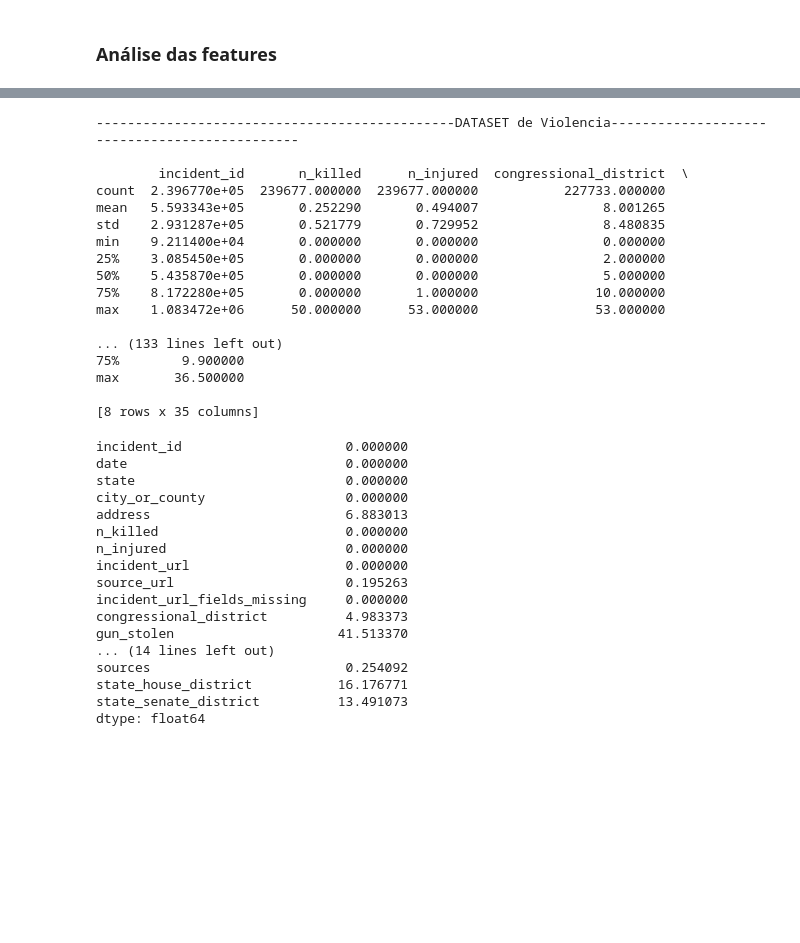
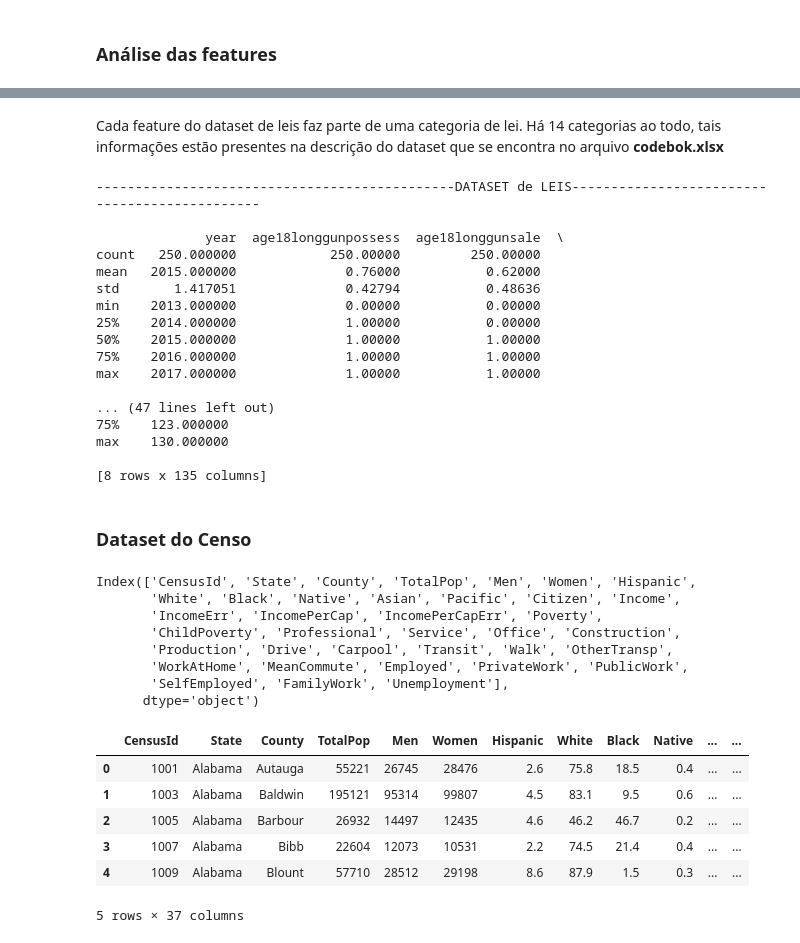
Before and after one commit to if1015-datascience-ufpe/2018-2-projeto-hadoop, a Jupyter notebook: proj.ipynb, the cells around one changed output, grey strips where cells are left out. Cells and saved outputs as stored; diff of their text form; code cells hidden in the pictures; blank space fills up the shorter version.

```diff
--- a/proj.ipynb
+++ b/proj.ipynb
@@ -22,0 +157,2 @@ censo_df = pd.read_csv('./data-sets/acs2015_county_data.csv')
+# %% [markdown]
+Cada feature do dataset de leis faz parte de uma categoria de lei. Há 14 categorias ao todo, tais informações estão presentes na descrição do dataset que se encontra no arquivo **codebok.xlsx**
@@ -23,49 +191,42 @@ censo_df = pd.read_csv('./data-sets/acs2015_county_data.csv')
 # %%
-print('----------------------------------------------DATASET de Violencia----------------------------------------------\n')
-print(violencia_df.describe())
 print('\n----------------------------------------------DATASET de LEIS----------------------------------------------\n')
 print(leis_df.describe())
-print('\n----------------------------------------------DATASET do Censo----------------------------------------------\n')
-print(censo_df.describe())
 # %% [output]
-----------------------------------------------DATASET de Violencia----------------------------------------------
+----------------------------------------------DATASET de LEIS----------------------------------------------
 
-        incident_id       n_killed      n_injured  congressional_district  \
-count  2.396770e+05  239677.000000  239677.000000           227733.000000
-mean   5.593343e+05       0.252290       0.494007                8.001265
-std    2.931287e+05       0.521779       0.729952                8.480835
-min    9.211400e+04       0.000000       0.000000                0.000000
-25%    3.085450e+05       0.000000       0.000000                2.000000
-50%    5.435870e+05       0.000000       0.000000                5.000000
-75%    8.172280e+05       0.000000       1.000000               10.000000
-max    1.083472e+06      50.000000      53.000000               53.000000
+              year  age18longgunpossess  age18longgunsale  \
+count   250.000000            250.00000         250.00000
+mean   2015.000000              0.76000           0.62000
+std       1.417051              0.42794           0.48636
+min    2013.000000              0.00000           0.00000
+25%    2014.000000              1.00000           0.00000
+50%    2015.000000              1.00000           1.00000
+75%    2016.000000              1.00000           1.00000
+max    2017.000000              1.00000           1.00000
 
-... (133 lines left out)
-75%        9.900000
-max       36.500000
+... (47 lines left out)
+75%    123.000000
+max    130.000000
 
-[8 rows x 35 columns]
+[8 rows x 135 columns]
-# %%
-# Porcentagem de valores nulos em cada label do data set de violencia
-x = violencia_df.isnull().sum()
-y = violencia_df.shape[0]
-result = x / y * 100
-print(result)
-# %% [output]
-incident_id                     0.000000
-date                            0.000000
-state                           0.000000
-city_or_county                  0.000000
-address                         6.883013
-n_killed                        0.000000
-n_injured                       0.000000
-incident_url                    0.000000
-source_url                      0.195263
-incident_url_fields_missing     0.000000
-congressional_district          4.983373
-gun_stolen                     41.513370
-... (14 lines left out)
-sources                         0.254092
-state_house_district           16.176771
-state_senate_district          13.491073
-dtype: float64
+# %% [markdown]
+### Dataset do Censo
+# %%
+print(censo_df.columns)
+censo_df.head()
+# %% [output]
+Index(['CensusId', 'State', 'County', 'TotalPop', 'Men', 'Women', 'Hispanic',
+       'White', 'Black', 'Native', 'Asian', 'Pacific', 'Citizen', 'Income',
+       'IncomeErr', 'IncomePerCap', 'IncomePerCapErr', 'Poverty',
+       'ChildPoverty', 'Professional', 'Service', 'Office', 'Construction',
+       'Production', 'Drive', 'Carpool', 'Transit', 'Walk', 'OtherTransp',
+       'WorkAtHome', 'MeanCommute', 'Employed', 'PrivateWork', 'PublicWork',
+       'SelfEmployed', 'FamilyWork', 'Unemployment'],
+      dtype='object')
+|  | CensusId | State | County | TotalPop | Men | Women | Hispanic | White | Black | Native | ... | ... |
+| 0 | 1001 | Alabama | Autauga | 55221 | 26745 | 28476 | 2.6 | 75.8 | 18.5 | 0.4 | ... | ... |
+| 1 | 1003 | Alabama | Baldwin | 195121 | 95314 | 99807 | 4.5 | 83.1 | 9.5 | 0.6 | ... | ... |
+| 2 | 1005 | Alabama | Barbour | 26932 | 14497 | 12435 | 4.6 | 46.2 | 46.7 | 0.2 | ... | ... |
+| 3 | 1007 | Alabama | Bibb | 22604 | 12073 | 10531 | 2.2 | 74.5 | 21.4 | 0.4 | ... | ... |
+| 4 | 1009 | Alabama | Blount | 57710 | 28512 | 29198 | 8.6 | 87.9 | 1.5 | 0.3 | ... | ... |
+5 rows × 37 columns
```
Also changed, not shown: parts of 21 cells of this notebook.
